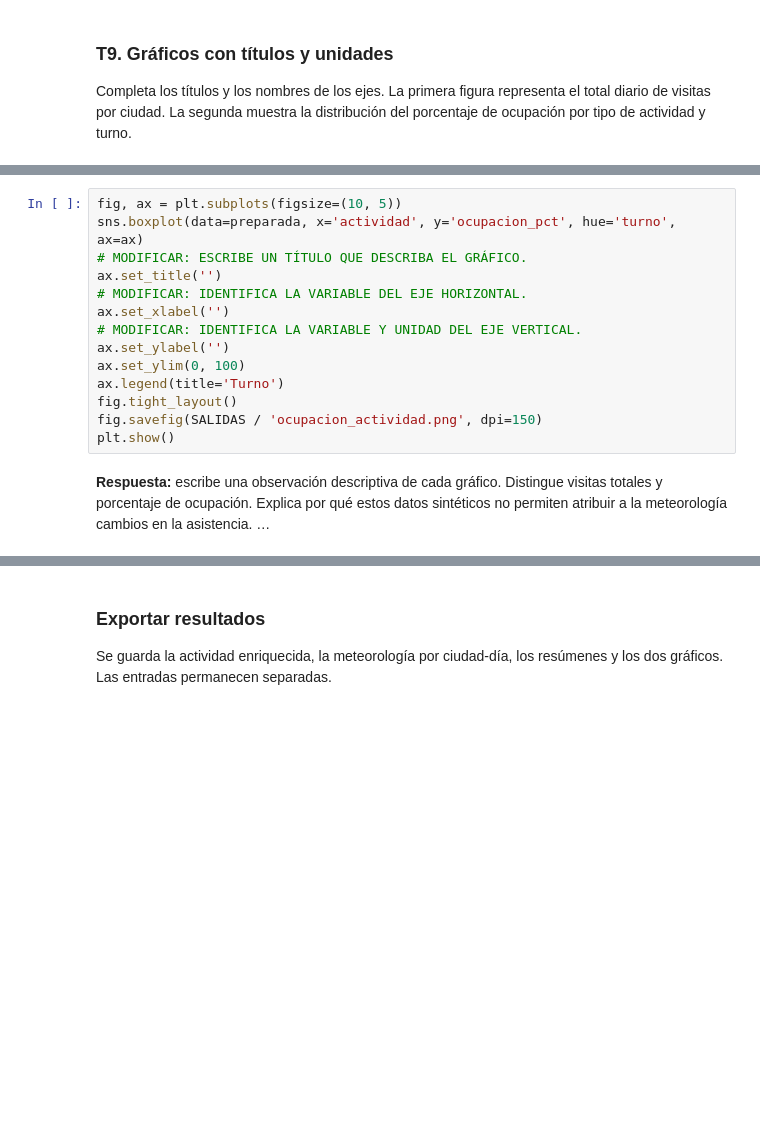
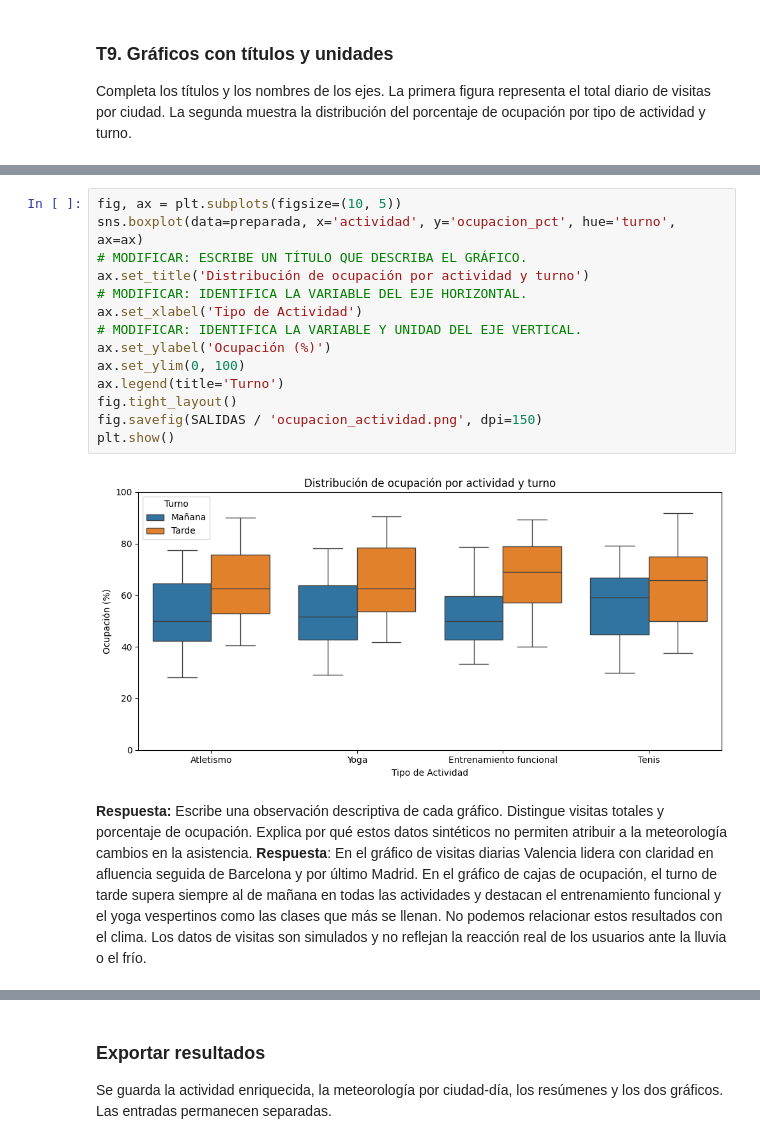
Before and after one commit to iivvaann08/IvanPerez_y_CarlosBaena_MABA, a Jupyter notebook: Practica_centros_alumnado_v02.ipynb, the cells around one changed output, grey strips where cells are left out. Drawn from its saved outputs; the diff is of its cells as text; blank space fills up the shorter version.

```diff
--- a/Practica_centros_alumnado_v02.ipynb
+++ b/Practica_centros_alumnado_v02.ipynb
@@ -392,19 +433,21 @@ plt.show()
 # %%
 fig, ax = plt.subplots(figsize=(10, 5))
 sns.boxplot(data=preparada, x='actividad', y='ocupacion_pct', hue='turno', ax=ax)
 # MODIFICAR: ESCRIBE UN TÍTULO QUE DESCRIBA EL GRÁFICO.
-ax.set_title('')
+ax.set_title('Distribución de ocupación por actividad y turno')
 # MODIFICAR: IDENTIFICA LA VARIABLE DEL EJE HORIZONTAL.
-ax.set_xlabel('')
+ax.set_xlabel('Tipo de Actividad')
 # MODIFICAR: IDENTIFICA LA VARIABLE Y UNIDAD DEL EJE VERTICAL.
-ax.set_ylabel('')
+ax.set_ylabel('Ocupación (%)')
 ax.set_ylim(0, 100)
 ax.legend(title='Turno')
 fig.tight_layout()
 fig.savefig(SALIDAS / 'ocupacion_actividad.png', dpi=150)
 plt.show()
+# %% [output]
+[figure, added]
 # %% [markdown]
-**Respuesta:** escribe una observación descriptiva de cada gráfico. Distingue visitas totales y porcentaje de ocupación. Explica por qué estos datos sintéticos no permiten atribuir a la meteorología cambios en la asistencia. …
+**Respuesta:** Escribe una observación descriptiva de cada gráfico. Distingue visitas totales y porcentaje de ocupación. Explica por qué estos datos sintéticos no permiten atribuir a la meteorología cambios en la asistencia. **Respuesta**: En el gráfico de visitas diarias Valencia lidera con claridad en afluencia seguida de Barcelona y por último Madrid. En el gráfico de cajas de ocupación, el turno de tarde supera siempre al de mañana en todas las actividades y destacan el entrenamiento funcional y el yoga vespertinos como las clases que más se llenan. No podemos relacionar estos resultados con el clima. Los datos de visitas son simulados y no reflejan la reacción real de los usuarios ante la lluvia o el frío.
 # %% [markdown]
 ## 6. Revisar código con IA y guardar resultados
 ### Revisar una propuesta
```
Also changed, not shown: parts of 30 cells of this notebook.
